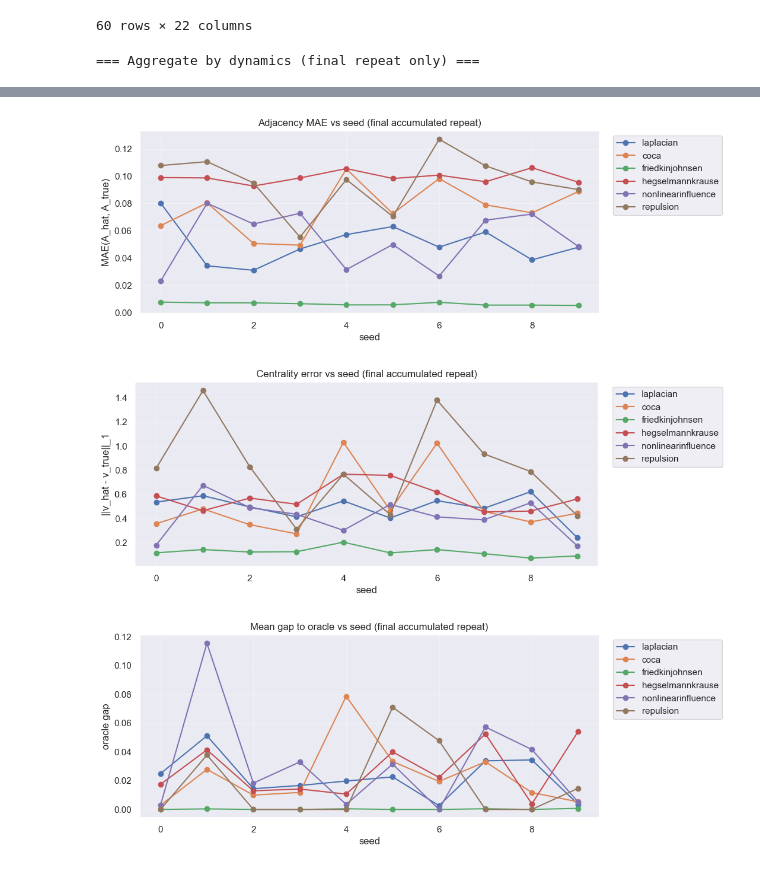
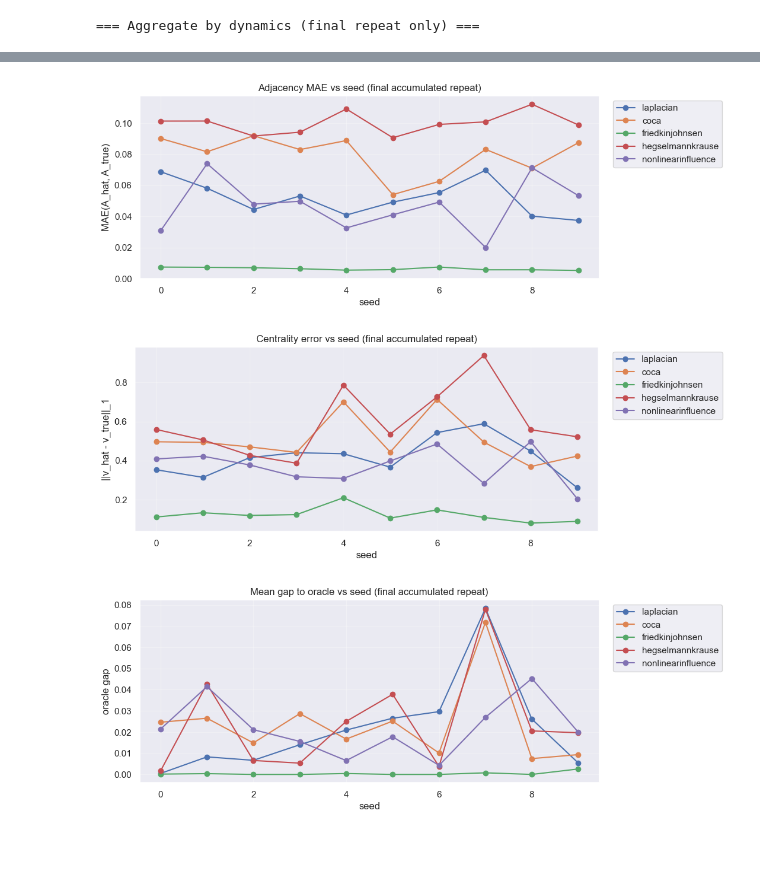
Before and after one commit to mariusdgm/unknown_graph_networks, a Jupyter notebook: opinion_dynamics/experiments/test_multiseed_all_propagation_methods_repeated.ipynb, the cells around one changed output, grey strips where cells are left out. Cells and saved outputs as stored; diff of their text form; code cells hidden in the pictures.

```diff
--- a/opinion_dynamics/experiments/test_multiseed_all_propagation_methods_repeated.ipynb
+++ b/opinion_dynamics/experiments/test_multiseed_all_propagation_methods_repeated.ipynb
@@ -84,7 +87,7 @@ DYNAMICS_LIST = [
     "friedkinjohnsen",
     "hegselmannkrause",
     "nonlinearinfluence",
-    "repulsion",
+    # "repulsion",
 ]
 
 FIT_BY_DYNAMICS = {
@@ -93,7 +96,7 @@ FIT_BY_DYNAMICS = {
     "friedkinjohnsen": dict(fit_max_steps=FIT_MAX_STEPS, fit_mae_stop=2e-2, fit_batch_size=256, fit_check_every=200),
     "hegselmannkrause": dict(fit_max_steps=FIT_MAX_STEPS, fit_mae_stop=2e-2, fit_batch_size=256, fit_check_every=200),
     "nonlinearinfluence": dict(fit_max_steps=FIT_MAX_STEPS, fit_mae_stop=2e-2, fit_batch_size=256, fit_check_every=200),
-    "repulsion": dict(fit_max_steps=FIT_MAX_STEPS, fit_mae_stop=3e-2, fit_batch_size=256, fit_check_every=200),
+    # "repulsion": dict(fit_max_steps=FIT_MAX_STEPS, fit_mae_stop=3e-2, fit_batch_size=256, fit_check_every=200),
 }
 
 dfs_final = []
@@ -195,2 +192 @@ please provide us feedback at https://github.com/pandas-dev/pandas/issues/54466
-60 rows × 22 columns
+=== Aggregate by dynamics (final repeat only) ===
-=== Aggregate by dynamics (final repeat only) ===
@@ -214,6 +210,6 @@ please provide us feedback at https://github.com/pandas-dev/pandas/issues/54466
-[figure, old version]
+[figure, new version]
-[figure, old version]
+[figure, new version]
-[figure, old version]
+[figure, new version]
 # %%
 import numpy as np
 import matplotlib.pyplot as plt
```
Also changed, not shown: parts of 3 cells of this notebook, 2 other files.
